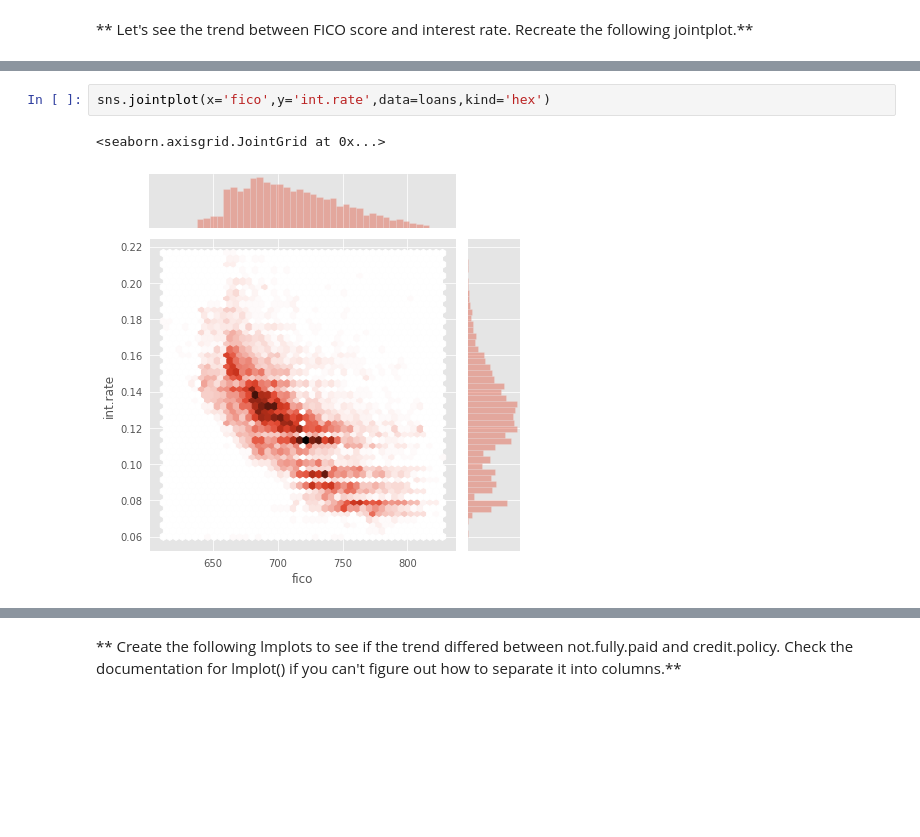
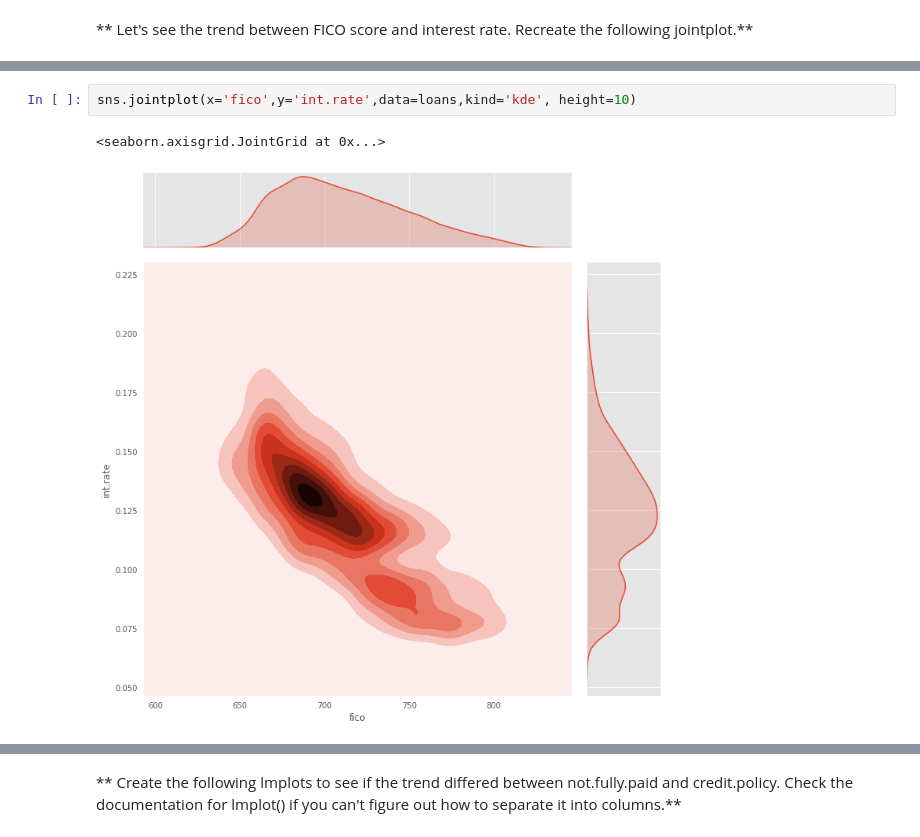
Before and after one commit to mpinheiro19/DSMLCourse, a Jupyter notebook: 15-Decision-Trees-and-Random-Forests/02_Decision_Trees_and_Random_Forest_Project_MySolutions.ipynb, the cells around one changed output, grey strips where cells are left out. Drawn from its saved outputs; the diff is of its cells as text; blank space fills up the shorter version.

```diff
--- a/15-Decision-Trees-and-Random-Forests/02_Decision_Trees_and_Random_Forest_Project_MySolutions.ipynb
+++ b/15-Decision-Trees-and-Random-Forests/02_Decision_Trees_and_Random_Forest_Project_MySolutions.ipynb
@@ -149,5 +156,5 @@ sns.countplot(x = loans['purpose'],data = loans, hue = 'not.fully.paid',edgecolo
 # %%
-sns.jointplot(x='fico',y='int.rate',data=loans,kind='hex')
+sns.jointplot(x='fico',y='int.rate',data=loans,kind='kde', height=10)
 # %% [output]
 <seaborn.axisgrid.JointGrid at 0x...>
-[figure, old version]
+[figure, new version]
```
Also changed, not shown: parts of 33 cells of this notebook.
